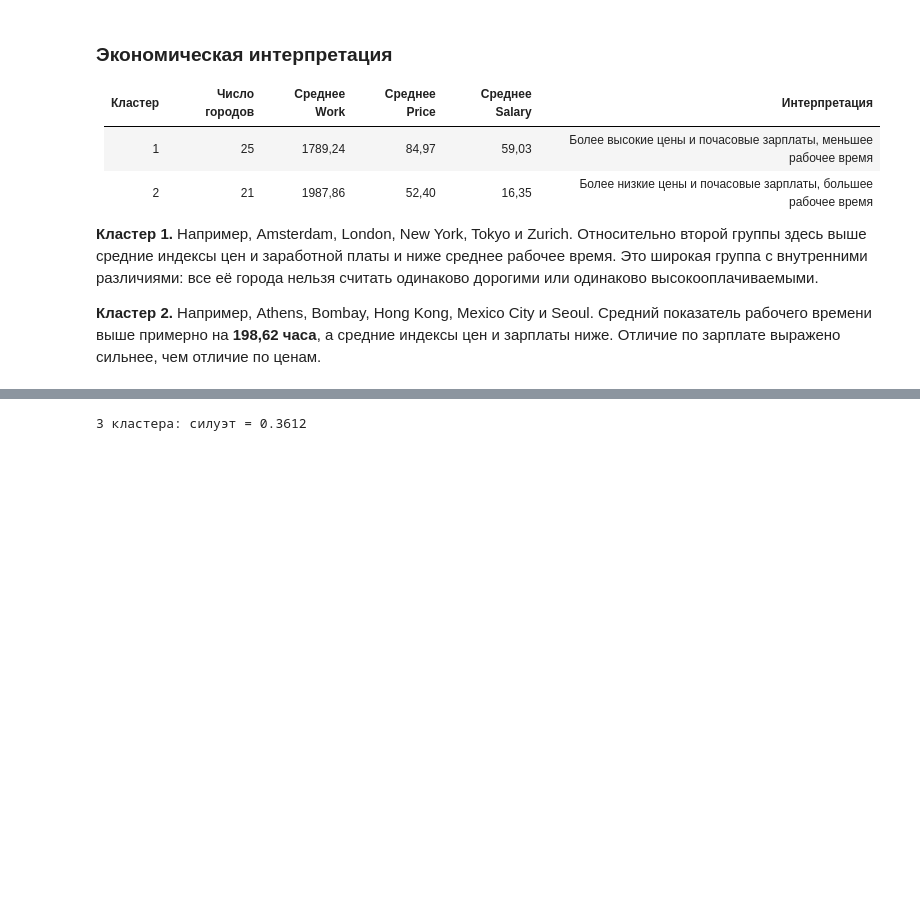
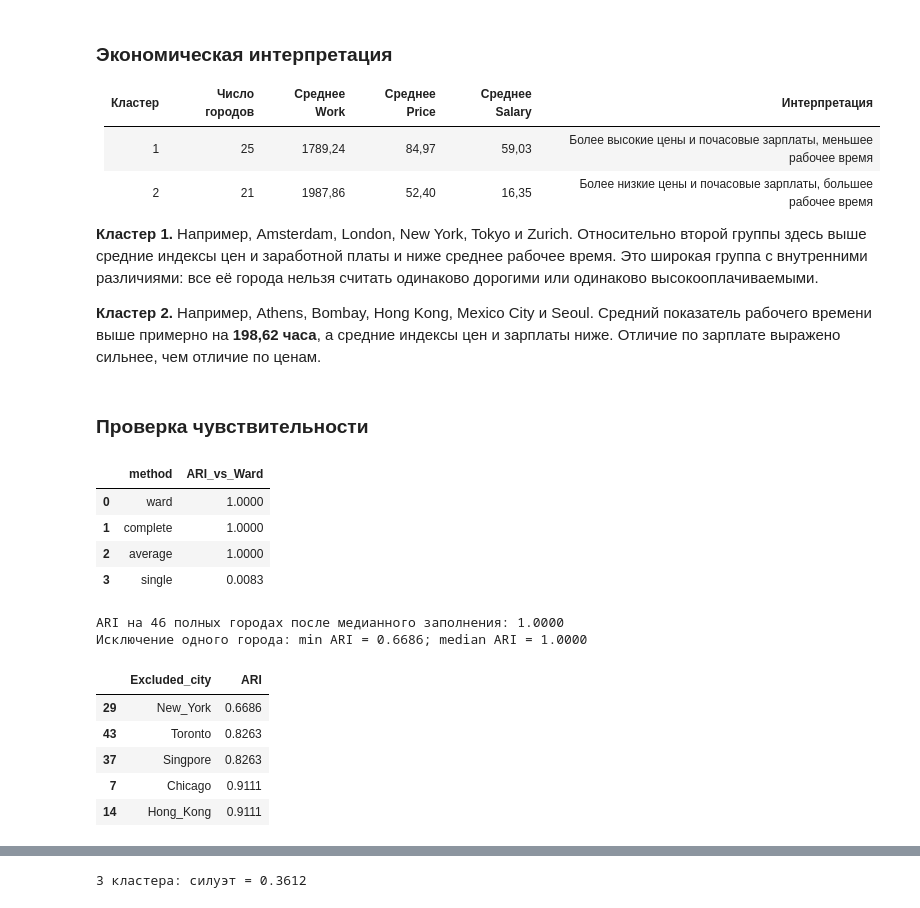
Before and after one commit to IvanManomenov/python_data_analytics, a Jupyter notebook: lab1/lab1_hierarchical.ipynb, the cells around one changed output, grey strips where cells are left out. Cells and saved outputs as stored; diff of their text form; code cells hidden in the pictures; blank space fills up the shorter version.

Commit message:
Move alternative cluster comparisons to final section

```diff
--- a/lab1/lab1_hierarchical.ipynb
+++ b/lab1/lab1_hierarchical.ipynb
@@ -212,3 +212,54 @@ Athens, Bogota, Bombay, Buenos Aires, Caracas, Hong Kong, Johannesburg, Kuala Lu
 **Кластер 1.** Например, Amsterdam, London, New York, Tokyo и Zurich. Относительно второй группы здесь выше средние индексы цен и заработной платы и ниже среднее рабочее время. Это широкая группа с внутренними различиями: все её города нельзя считать одинаково дорогими или одинаково высокооплачиваемыми.
 
 **Кластер 2.** Например, Athens, Bombay, Hong Kong, Mexico City и Seoul. Средний показатель рабочего времени выше примерно на **198,62 часа**, а средние индексы цен и зарплаты ниже. Отличие по зарплате выражено сильнее, чем отличие по ценам.
+# %% [markdown]
+### Проверка чувствительности
+# %%
+# ARI сравнивает состав групп независимо от их номеров: 1 означает полное совпадение.
+agreement = []
+for method in methods:
+    other = cut_tree(links[method], n_clusters=best_k).ravel()
+    agreement.append({'method': method, 'ARI_vs_Ward': adjusted_rand_score(labels, other)})
+display(pd.DataFrame(agreement).round(4))
+
+# Чувствительность к медианному заполнению двух неполных городов.
+filled = raw.copy()
+filled[features] = filled[features].fillna(filled[features].median())
+X_filled = StandardScaler().fit_transform(filled[features])
+filled['Cluster_imputed'] = cut_tree(linkage(X_filled, method='ward'), n_clusters=best_k).ravel()
+common = df[['City', 'Cluster']].merge(filled[['City', 'Cluster_imputed']], on='City', validate='one_to_one')
+imputation_ari = adjusted_rand_score(common.Cluster, common.Cluster_imputed)
+print(f'ARI на 46 полных городах после медианного заполнения: {imputation_ari:.4f}')
+
+# Поочерёдно исключаем каждый город и заново оцениваем масштабирование и иерархию.
+# Это проверяет чувствительность к отдельным наблюдениям, а не универсальность кластеров.
+loo = []
+for i in range(len(df)):
+    mask = np.arange(len(df)) != i
+    Xi = StandardScaler().fit_transform(df.loc[mask, features])
+    li = cut_tree(linkage(Xi, method='ward'), n_clusters=best_k).ravel()
+    loo.append({'Excluded_city': df.loc[i, 'City'],
+                'ARI': adjusted_rand_score(labels[mask], li)})
+loo = pd.DataFrame(loo)
+print(f'Исключение одного города: min ARI = {loo.ARI.min():.4f}; median ARI = {loo.ARI.median():.4f}')
+display(loo.sort_values('ARI').head().round(4))
+
+# Сохраняем назначения кластеров, профили и результаты подбора параметров.
+assignment = df.sort_values(['Cluster', 'City']).reset_index(drop=True)
+assignment.to_csv('lab1_cities_clusters.csv', index=False, encoding='utf-8-sig')
+summary.to_csv('lab1_cluster_profiles.csv', encoding='utf-8-sig')
+scores.to_csv('lab1_hierarchical_scores.csv', index=False, encoding='utf-8-sig')
+# %% [output]
+|  | method | ARI_vs_Ward |
+| 0 | ward | 1.0000 |
+| 1 | complete | 1.0000 |
+| 2 | average | 1.0000 |
+| 3 | single | 0.0083 |
+ARI на 46 полных городах после медианного заполнения: 1.0000
+Исключение одного города: min ARI = 0.6686; median ARI = 1.0000
+|  | Excluded_city | ARI |
+| 29 | New_York | 0.6686 |
+| 43 | Toronto | 0.8263 |
+| 37 | Singpore | 0.8263 |
+| 7 | Chicago | 0.9111 |
+| 14 | Hong_Kong | 0.9111 |
```
Also changed, not shown: parts of 6 cells of this notebook.
